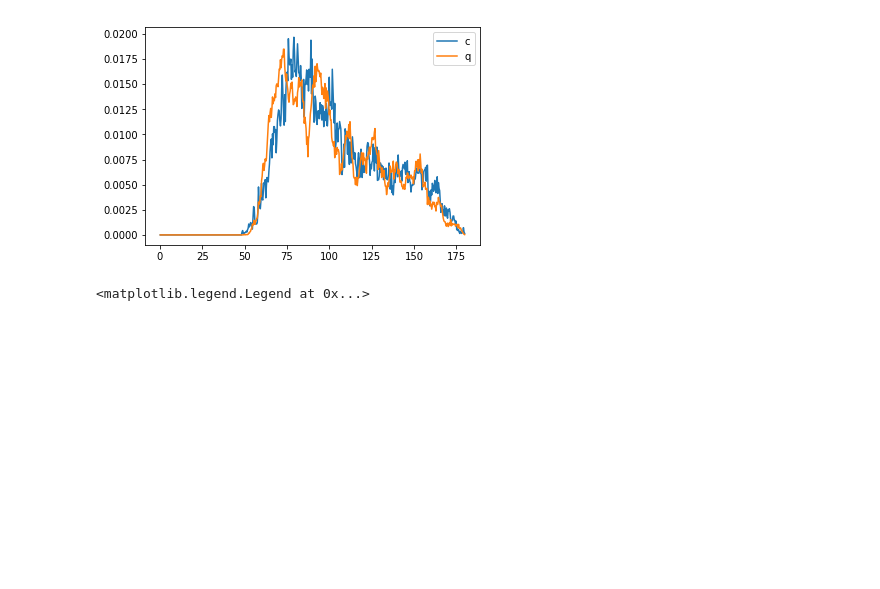
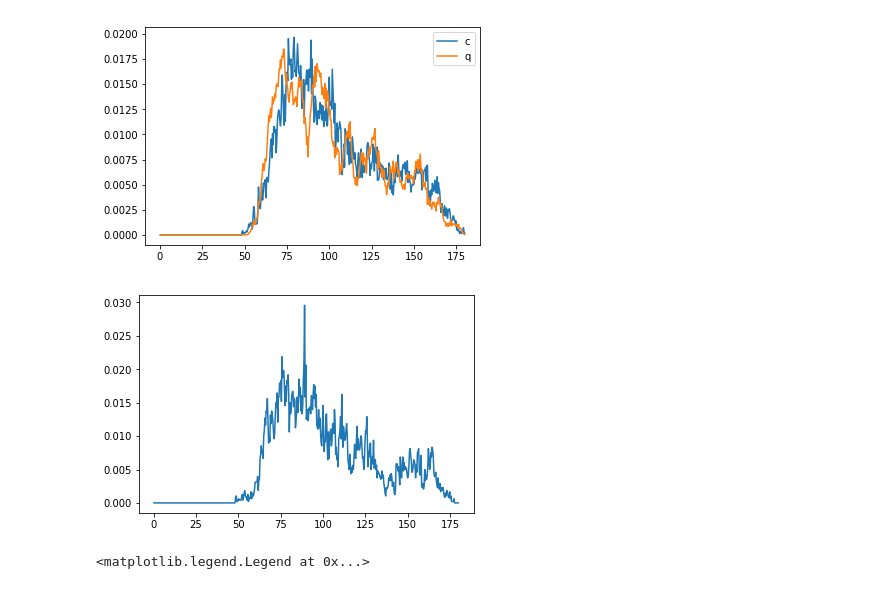
Before and after one commit to xjhsafeguards/mit, a Jupyter notebook: python/Cl_ana.ipynb, the cells around one changed output. Saved outputs shown, nothing was run; the diff lists cells and outputs as text; code cells hidden in the pictures; blank space fills up the shorter version.

```diff
--- a/python/Cl_ana.ipynb
+++ b/python/Cl_ana.ipynb
@@ -251,3 +357,13 @@ for beads in snap:
+# %%
+G_OClO_all_c = DF(500,(0,180))
+
+for sn in snap_c[:5000]:
+    Os = range(1,64)
+    tmp = sn.get_distances(0,Os,mic=True)
+    Os = np.where(tmp<3.2)[0]+1
+    if(Os.size>1):
+        angles = sn.get_angles(np.insert(np.asarray(list(itertools.combinations(Os,2))),1,0,axis=1),mic=True)
+        G_OClO_all_c.read(angles)
 # %%
 #<3
 G_OClO_all_c.plot("c")
@@ -264,6 +380,11 @@ plt.legend()
 # %% [output]
 <matplotlib.legend.Legend at 0x...>
 [figure]
+# %%
+#<3.2 5000 first
+G_OClO_all_c.plot("c")
+# %% [output]
+[figure, added]
 # %%
 #<3.4
 G_OClO_all_c.plot("c")
```
Also changed, not shown: parts of 64 cells of this notebook, 3 other files.
